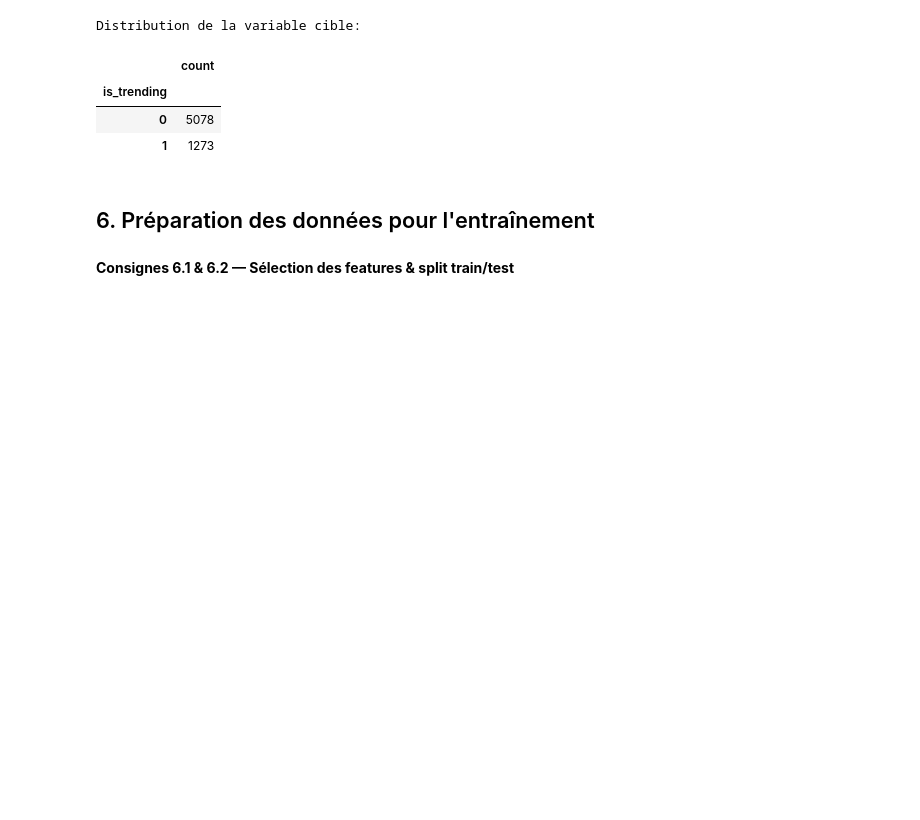
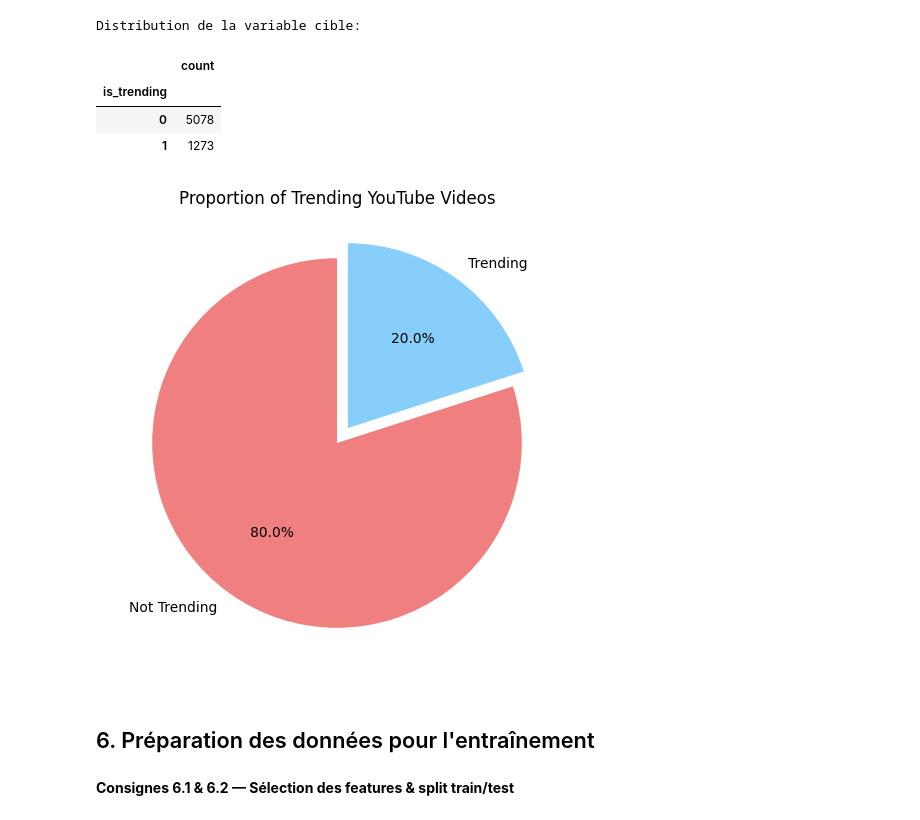
Before and after one commit to 17matb/youtube-trends, a Jupyter notebook: ml_youtube_trends.ipynb, the cells around one changed output. Saved outputs shown, nothing was run; the diff lists cells and outputs as text; code cells hidden in the pictures; blank space fills up the shorter version.

```diff
--- a/ml_youtube_trends.ipynb
+++ b/ml_youtube_trends.ipynb
@@ -442,6 +442,25 @@ Distribution de la variable cible:
 | is_trending |  |
 | 0 | 5078 |
 | 1 | 1273 |
+# %%
+import matplotlib.pyplot as plt
+
+# Count trending vs non-trending videos
+trending_counts = df_clean['is_trending'].value_counts()
+
+# Labels
+labels = ['Not Trending', 'Trending']
+
+# Colors
+colors = ['lightcoral', 'lightskyblue']
+
+# Pie chart
+plt.figure(figsize=(6,6))
+plt.pie(trending_counts, labels=labels, autopct='%1.1f%%', startangle=90, colors=colors, explode=(0, 0.1))
+plt.title('Proportion of Trending YouTube Videos')
+plt.show()
+# %% [output]
+[figure, added]
 # %% [markdown]
 ## 6. Préparation des données pour l'entraînement
 # %% [markdown]
```
Also changed, not shown: parts of 16 cells of this notebook, 2 other files.
